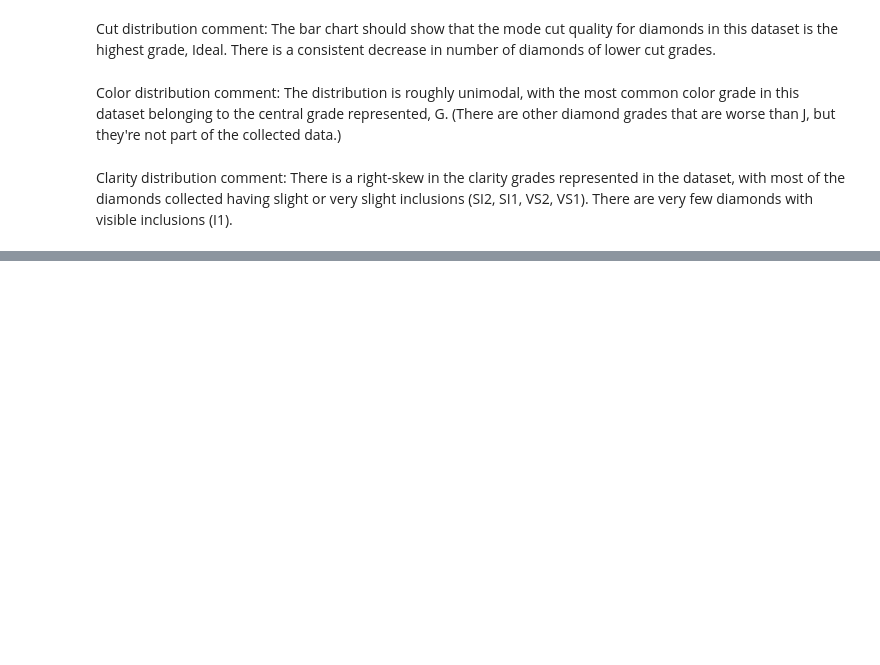
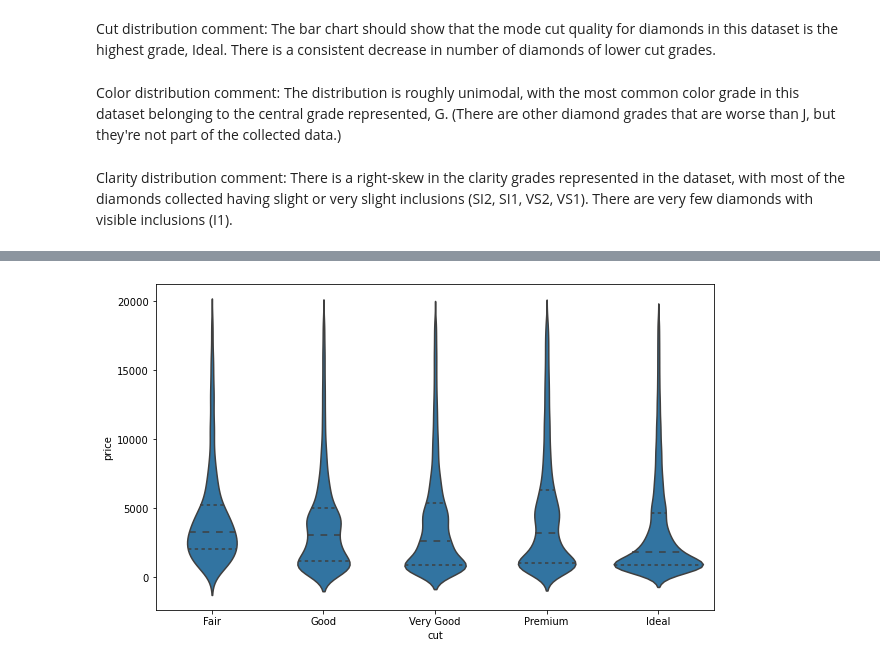
Before and after one commit to leqilu67/diamonds_study, a Jupyter notebook: diamond_study.ipynb, the cells around one changed output, grey strips where cells are left out. Saved outputs shown, nothing was run; the diff lists cells and outputs as text; code cells hidden in the pictures; blank space fills up the shorter version.

```diff
--- a/diamond_study.ipynb
+++ b/diamond_study.ipynb
@@ -147,0 +191,5 @@ Clarity distribution comment: There is a right-skew in the clarity grades repres
+# %%
+plt.figure(figsize=[10,6])
+sb.violinplot(data=diamonds, x='cut', y='price', color=base_color, inner='quartile');
+# %% [output]
+[figure, added]
```
Also changed, not shown: parts of 24 cells of this notebook.
